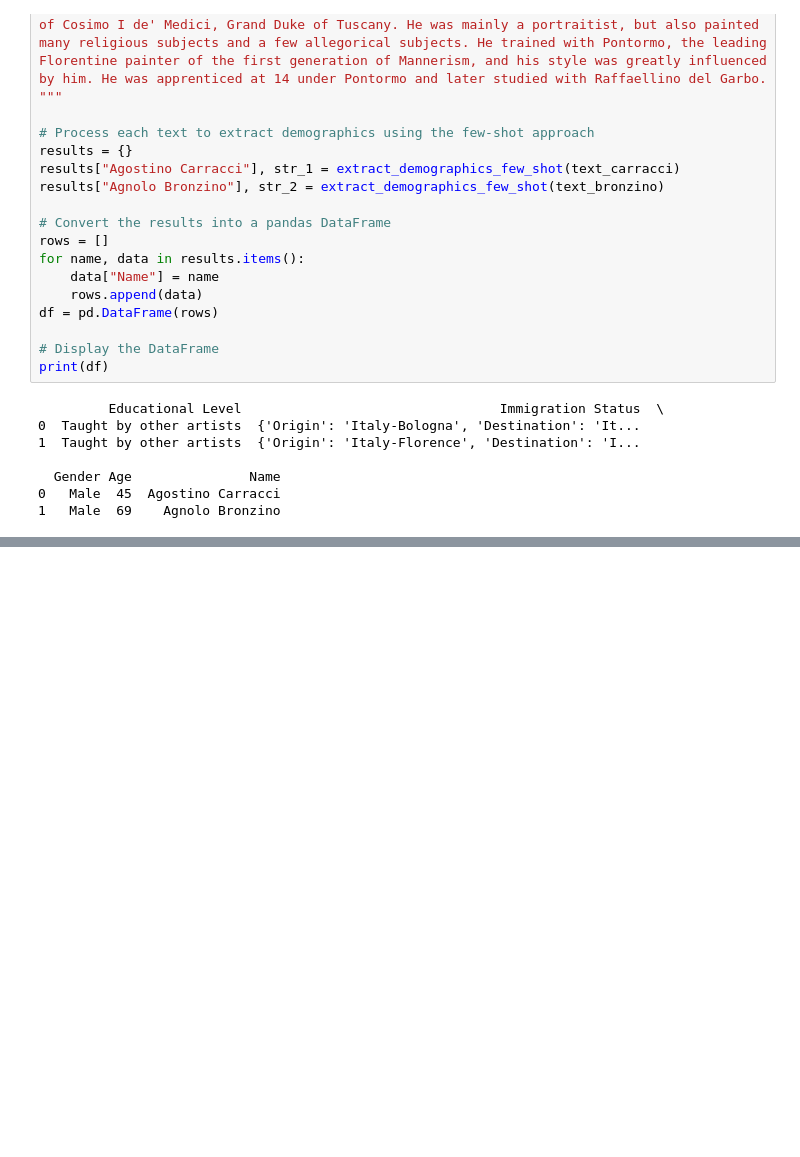
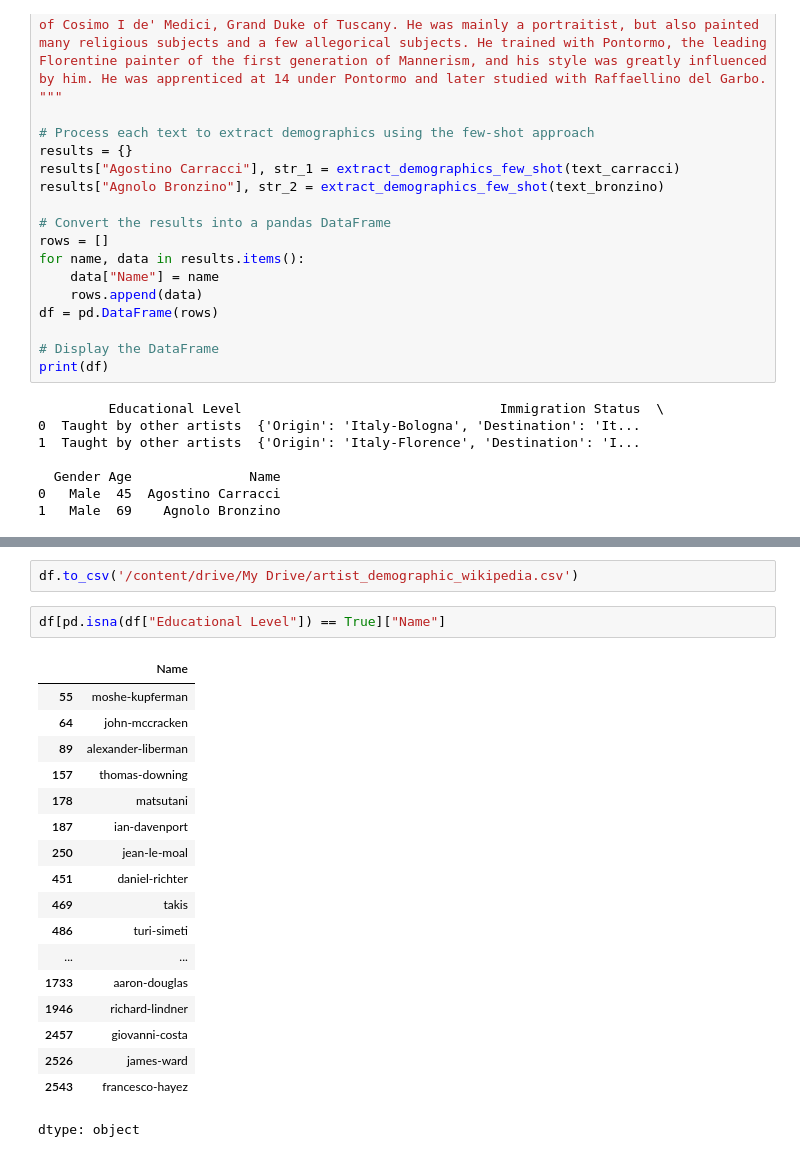
Before and after one commit to yangyuwang/painting_style_prediction, a Jupyter notebook: wikipedia_demographic_extract.ipynb, the cells around one changed output, grey strips where cells are left out. Drawn from its saved outputs; the diff is of its cells as text; blank space fills up the shorter version.

```diff
--- a/wikipedia_demographic_extract.ipynb
+++ b/wikipedia_demographic_extract.ipynb
@@ -196,0 +234,23 @@ print(df)
+# %%
+df.to_csv('/content/drive/My Drive/artist_demographic_wikipedia.csv')
+# %%
+df[pd.isna(df["Educational Level"]) == True]["Name"]
+# %% [output]
+|  | Name |
+| 55 | moshe-kupferman |
+| 64 | john-mccracken |
+| 89 | alexander-liberman |
+| 157 | thomas-downing |
+| 178 | matsutani |
+| 187 | ian-davenport |
+| 250 | jean-le-moal |
+| 451 | daniel-richter |
+| 469 | takis |
+| 486 | turi-simeti |
+| ... | ... |
+| 1733 | aaron-douglas |
+| 1946 | richard-lindner |
+| 2457 | giovanni-costa |
+| 2526 | james-ward |
+| 2543 | francesco-hayez |
+dtype: object
```
Also changed, not shown: parts of 6 cells of this notebook.
